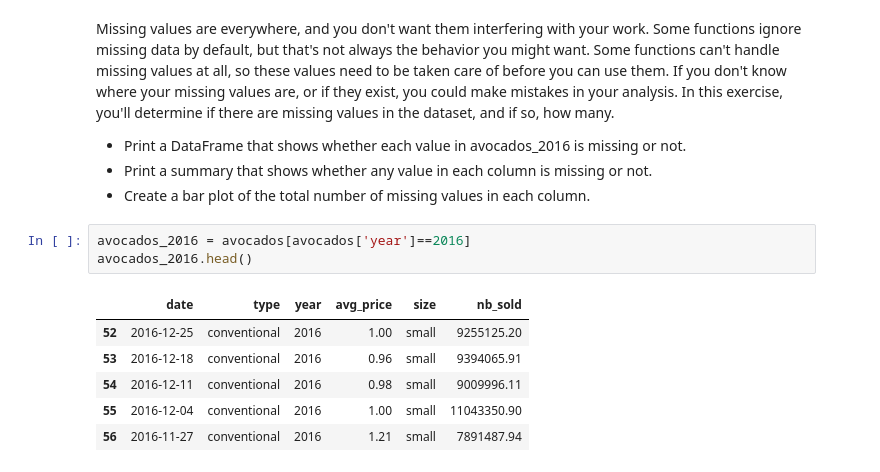
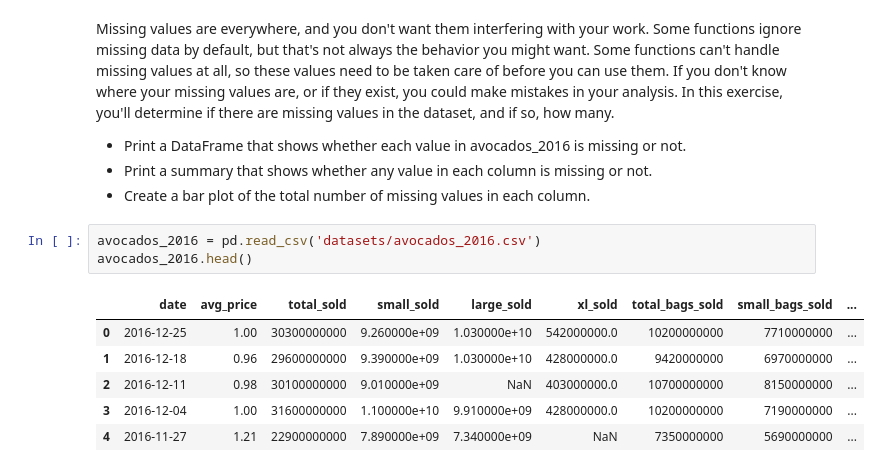
Before and after one commit to edneide/data_manipulation_with_pandas, a Jupyter notebook: 04_visualizacao_de_dados.ipynb, the cells around one changed output. Cells and saved outputs as stored; diff of their text form.

```diff
--- a/04_visualizacao_de_dados.ipynb
+++ b/04_visualizacao_de_dados.ipynb
@@ -272,12 +272,12 @@ Missing values are everywhere, and you don't want them interfering with your wor
 - Print a summary that shows whether any value in each column is missing or not.
 - Create a bar plot of the total number of missing values in each column.
 # %%
-avocados_2016 = avocados[avocados['year']==2016]
+avocados_2016 = pd.read_csv('datasets/avocados_2016.csv')
 avocados_2016.head()
 # %% [output]
-|  | date | type | year | avg_price | size | nb_sold |
-| 52 | 2016-12-25 | conventional | 2016 | 1.00 | small | 9255125.20 |
-| 53 | 2016-12-18 | conventional | 2016 | 0.96 | small | 9394065.91 |
-| 54 | 2016-12-11 | conventional | 2016 | 0.98 | small | 9009996.11 |
-| 55 | 2016-12-04 | conventional | 2016 | 1.00 | small | 11043350.90 |
-| 56 | 2016-11-27 | conventional | 2016 | 1.21 | small | 7891487.94 |
+|  | date | avg_price | total_sold | small_sold | large_sold | xl_sold | total_bags_sold | small_bags_sold | ... |
+| 0 | 2016-12-25 | 1.00 | 30300000000 | 9.260000e+09 | 1.030000e+10 | 542000000.0 | 10200000000 | 7710000000 | ... |
+| 1 | 2016-12-18 | 0.96 | 29600000000 | 9.390000e+09 | 1.030000e+10 | 428000000.0 | 9420000000 | 6970000000 | ... |
+| 2 | 2016-12-11 | 0.98 | 30100000000 | 9.010000e+09 | NaN | 403000000.0 | 10700000000 | 8150000000 | ... |
+| 3 | 2016-12-04 | 1.00 | 31600000000 | 1.100000e+10 | 9.910000e+09 | 428000000.0 | 10200000000 | 7190000000 | ... |
+| 4 | 2016-11-27 | 1.21 | 22900000000 | 7.890000e+09 | 7.340000e+09 | NaN | 7350000000 | 5690000000 | ... |
```
Also changed, not shown: parts of 8 cells of this notebook, 1 other file.
